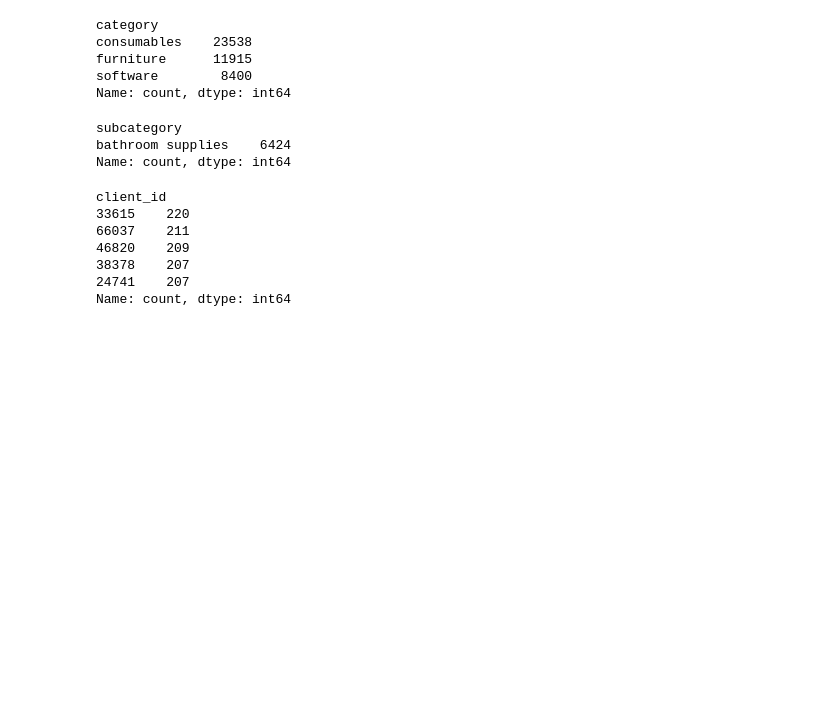
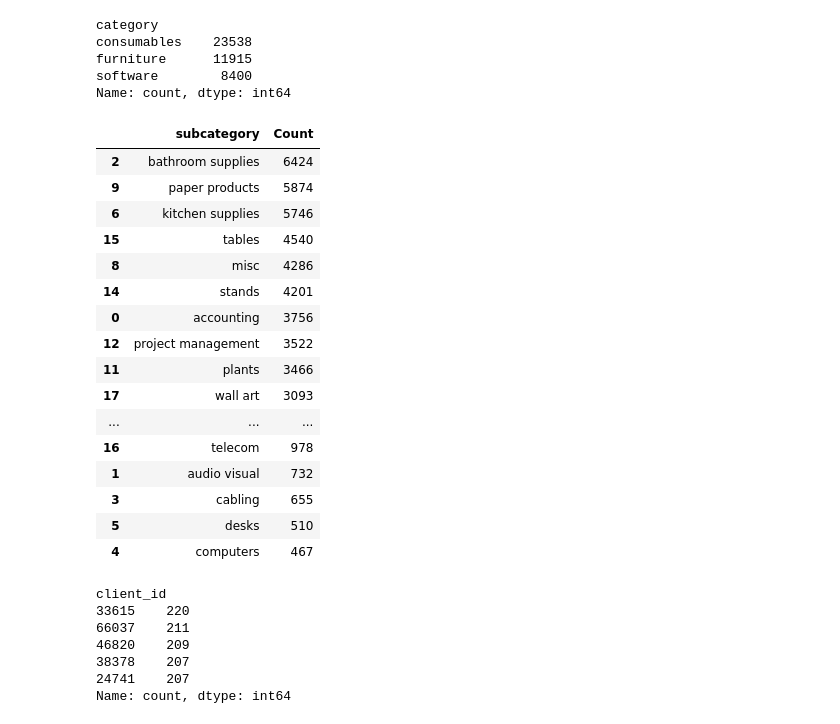
Before and after one commit to inCloset/pandas-challenge-1, a Jupyter notebook: Starter_Code/wholesale_data_analysis_starter_code.ipynb, the cells around one changed output. Drawn from its saved outputs; the diff is of its cells as text; code cells hidden in the pictures; blank space fills up the shorter version.

```diff
--- a/Starter_Code/wholesale_data_analysis_starter_code.ipynb
+++ b/Starter_Code/wholesale_data_analysis_starter_code.ipynb
@@ -145,14 +145,27 @@ software        8400
 Name: count, dtype: int64
 # %%
 # For the category with the most entries, which subcategory had the most entries?
-
-# most_sub_cat_entries = pd.concat(most_cat_entries, item_info['subcategory'])
-most_subcat_entries = item_info['subcategory'].value_counts().head(1)
+most_subcat_entries = item_info.groupby('subcategory').size().reset_index(name='Count')
+most_subcat_entries = most_subcat_entries.sort_values(by='Count', ascending=False)
 most_subcat_entries
 # %% [output]
-subcategory
-bathroom supplies    6424
-Name: count, dtype: int64
+|  | subcategory | Count |
+| 2 | bathroom supplies | 6424 |
+| 9 | paper products | 5874 |
+| 6 | kitchen supplies | 5746 |
+| 15 | tables | 4540 |
+| 8 | misc | 4286 |
+| 14 | stands | 4201 |
+| 0 | accounting | 3756 |
+| 12 | project management | 3522 |
+| 11 | plants | 3466 |
+| 17 | wall art | 3093 |
+| ... | ... | ... |
+| 16 | telecom | 978 |
+| 1 | audio visual | 732 |
+| 3 | cabling | 655 |
+| 5 | desks | 510 |
+| 4 | computers | 467 |
 # %%
 # Which five clients had the most entries in the data?
 most_five_client_entries = client_pii['client_id'].value_counts().head(5)
```
